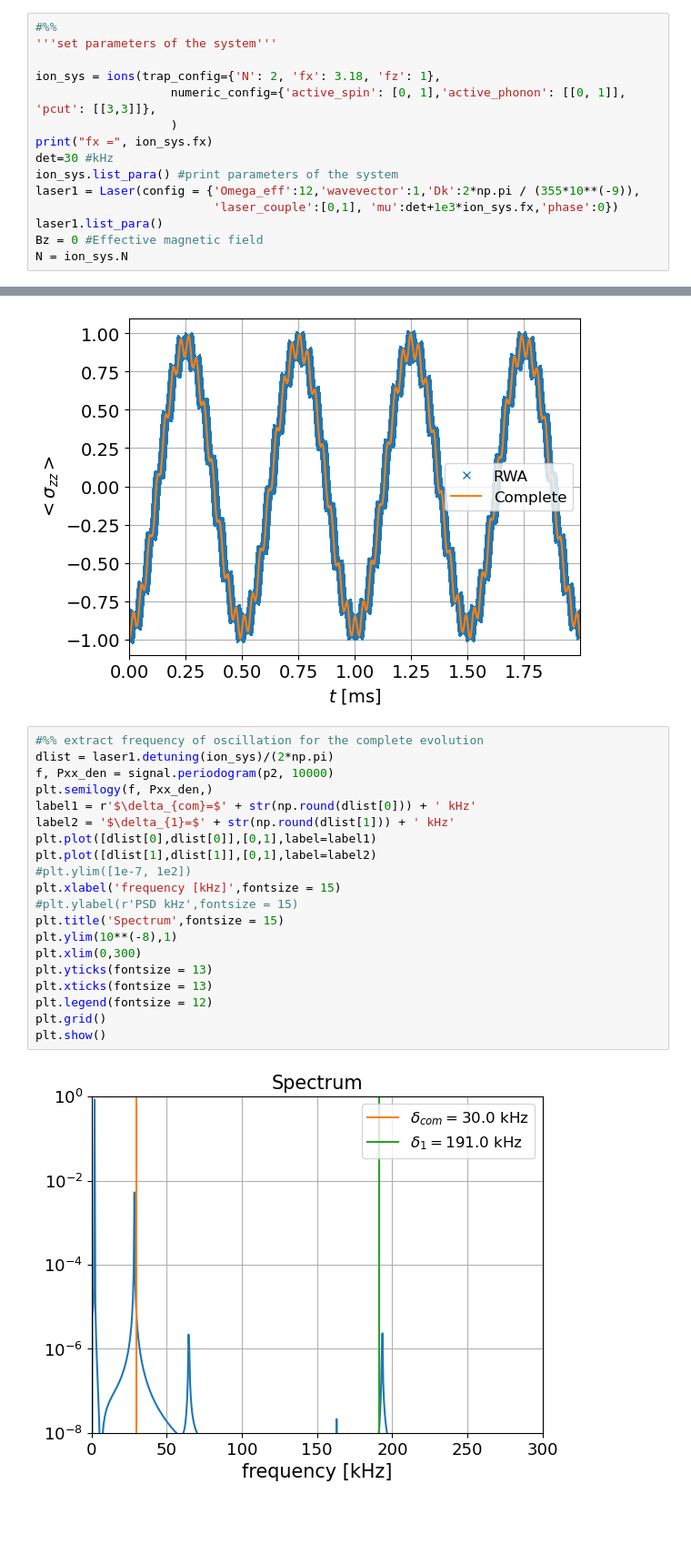
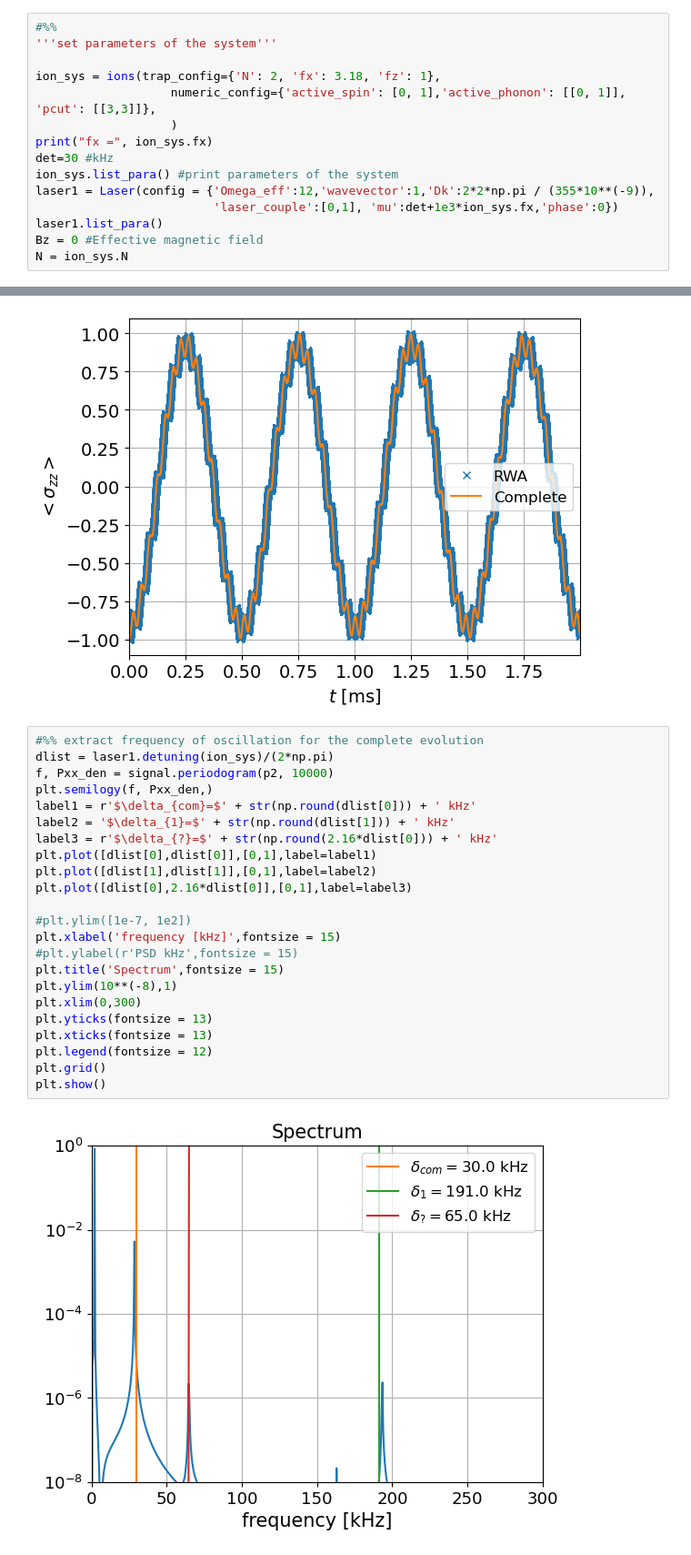
Before and after one commit to TrappedIonRice/Open-Quantum-system-simulation, a Jupyter notebook: example notebook/example 1b.ipynb, the cells around one changed output, grey strips where cells are left out. Shown at 91% size. Saved outputs shown, nothing was run; the diff lists cells and outputs as text; blank space fills up the shorter version.

```diff
--- a/example notebook/example 1b.ipynb
+++ b/example notebook/example 1b.ipynb
@@ -24,7 +24,7 @@ ion_sys = ions(trap_config={'N': 2, 'fx': 3.18, 'fz': 1},
 print("fx =", ion_sys.fx)
 det=30 #kHz
 ion_sys.list_para() #print parameters of the system
-laser1 = Laser(config = {'Omega_eff':12,'wavevector':1,'Dk':2*np.pi / (355*10**(-9)),
+laser1 = Laser(config = {'Omega_eff':12,'wavevector':1,'Dk':2*2*np.pi / (355*10**(-9)),
                          'laser_couple':[0,1], 'mu':det+1e3*ion_sys.fx,'phase':0})
 laser1.list_para()
 Bz = 0 #Effective magnetic field
@@ -196,22 +196,25 @@ plt.show()
 # %%
 #%% extract frequency of oscillation for the complete evolution
 dlist = laser1.detuning(ion_sys)/(2*np.pi)
 f, Pxx_den = signal.periodogram(p2, 10000)
 plt.semilogy(f, Pxx_den,)
 label1 = r'$\delta_{com}=$' + str(np.round(dlist[0])) + ' kHz'
 label2 = '$\delta_{1}=$' + str(np.round(dlist[1])) + ' kHz'
+label3 = r'$\delta_{?}=$' + str(np.round(2.16*dlist[0])) + ' kHz'
 plt.plot([dlist[0],dlist[0]],[0,1],label=label1)
 plt.plot([dlist[1],dlist[1]],[0,1],label=label2)
+plt.plot([dlist[0],2.16*dlist[0]],[0,1],label=label3)
+
 #plt.ylim([1e-7, 1e2])
 plt.xlabel('frequency [kHz]',fontsize = 15)
 #plt.ylabel(r'PSD kHz',fontsize = 15)
 plt.title('Spectrum',fontsize = 15)
 plt.ylim(10**(-8),1)
 plt.xlim(0,300)
 plt.yticks(fontsize = 13)
 plt.xticks(fontsize = 13)
 plt.legend(fontsize = 12)
 plt.grid()
 plt.show()
 # %% [output]
-[figure, old version]
+[figure, new version]
```
Also changed, not shown: parts of 3 cells of this notebook.
